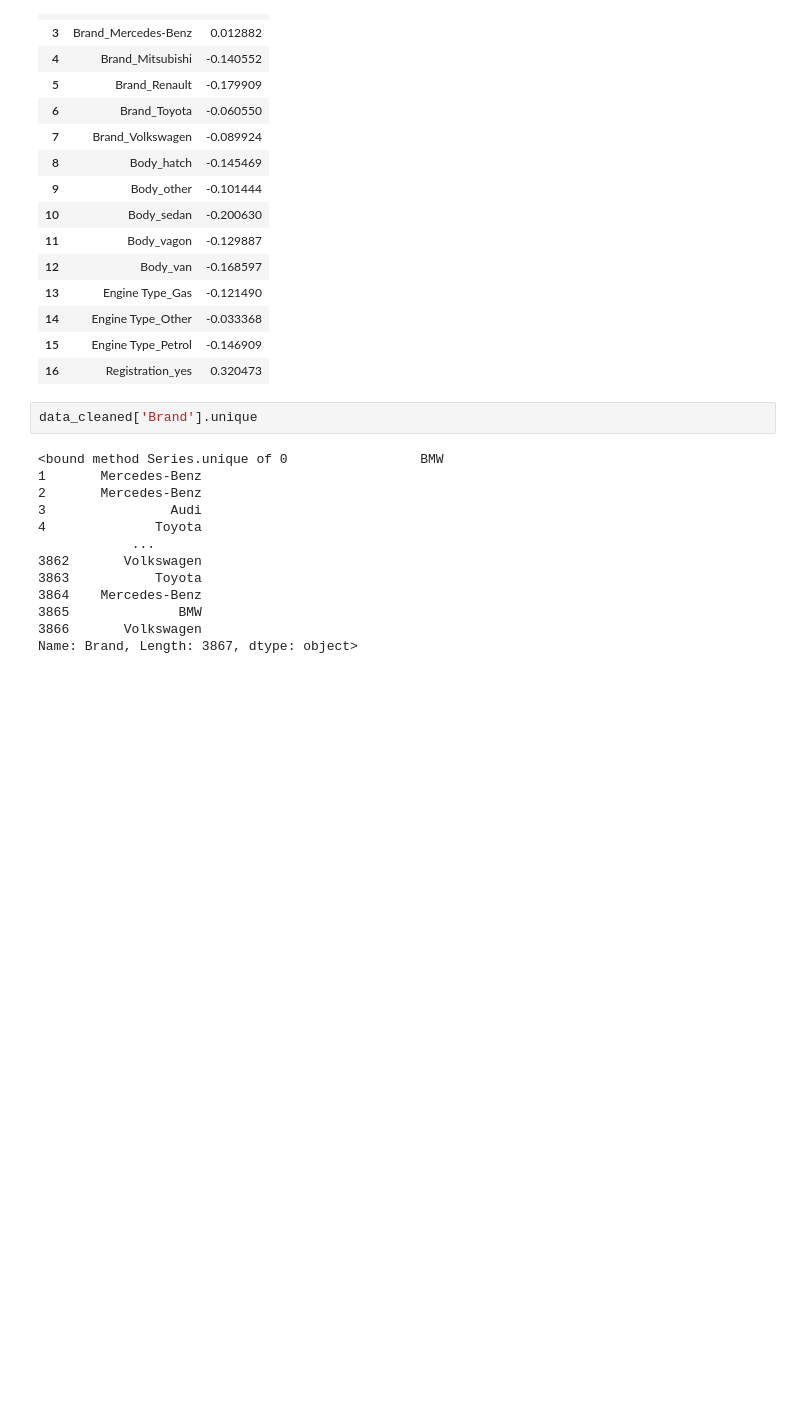
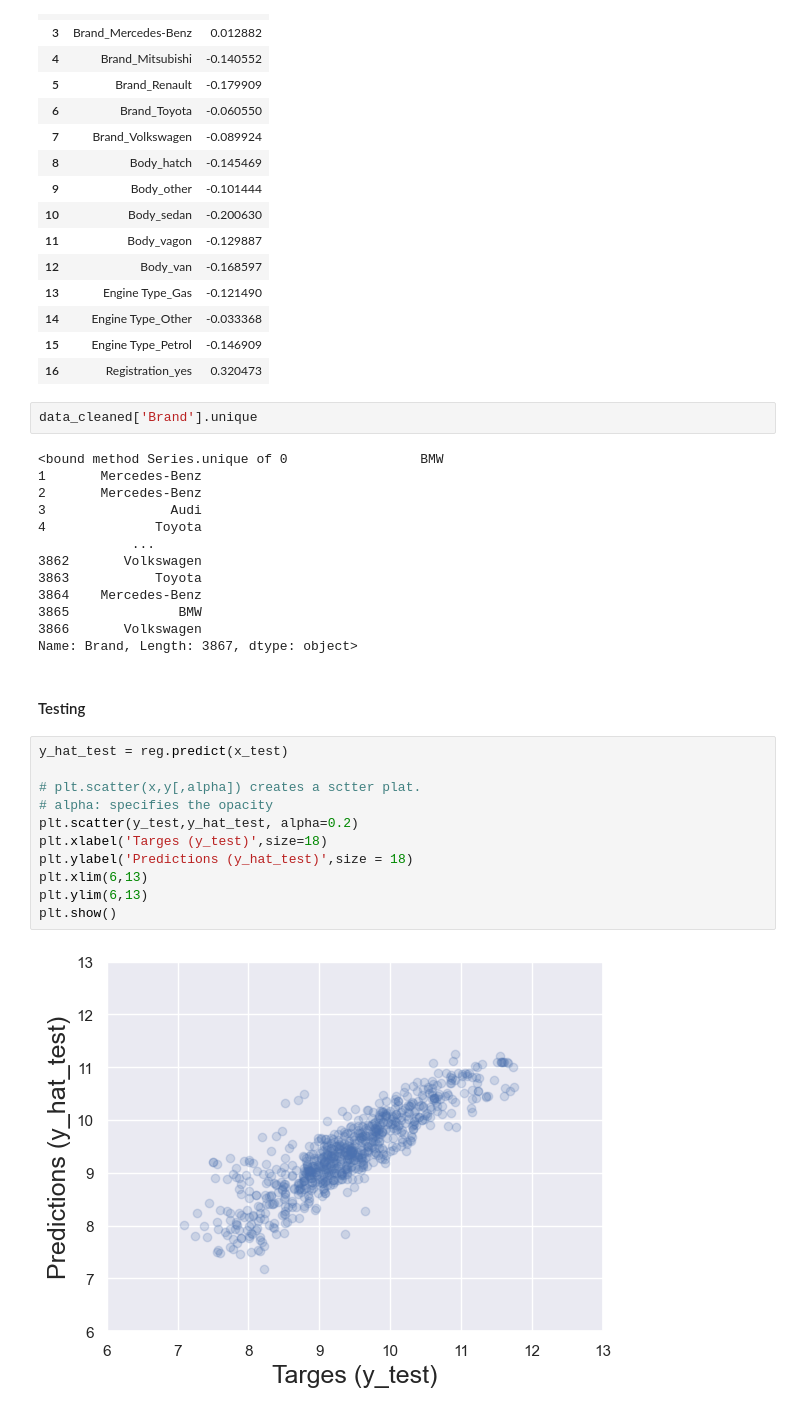
Before and after one commit to mekchou/UdemyDSBootcamp, a Jupyter notebook: Sec35/L225sklearn - Linear Regression - Practical Example.ipynb, the cells around one changed output. Saved outputs shown, nothing was run; the diff lists cells and outputs as text; blank space fills up the shorter version.

```diff
--- a/Sec35/L225sklearn - Linear Regression - Practical Example.ipynb
+++ b/Sec35/L225sklearn - Linear Regression - Practical Example.ipynb
@@ -516,3 +516,18 @@ data_cleaned['Brand'].unique
 3865              BMW
 3866       Volkswagen
 Name: Brand, Length: 3867, dtype: object>
+# %% [markdown]
+#### Testing
+# %%
+y_hat_test = reg.predict(x_test)
+
+# plt.scatter(x,y[,alpha]) creates a sctter plat.
+# alpha: specifies the opacity
+plt.scatter(y_test,y_hat_test, alpha=0.2)
+plt.xlabel('Targes (y_test)',size=18)
+plt.ylabel('Predictions (y_hat_test)',size = 18)
+plt.xlim(6,13)
+plt.ylim(6,13)
+plt.show()
+# %% [output]
+[figure, added]
```
Also changed, not shown: parts of 14 cells of this notebook.
